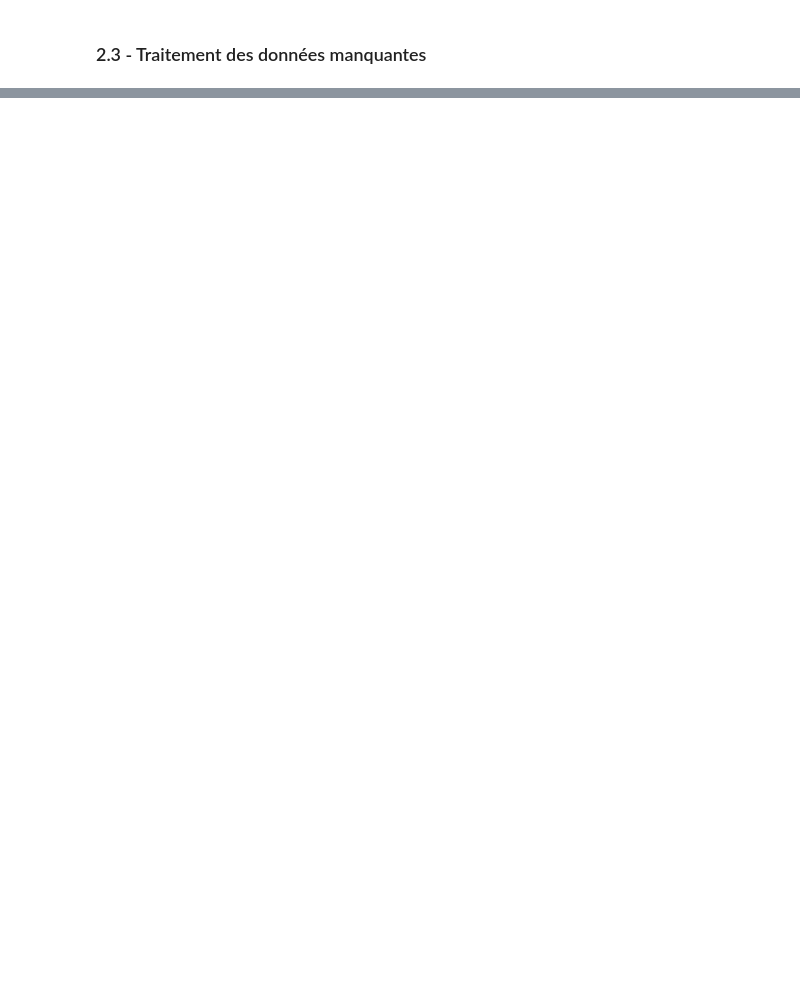
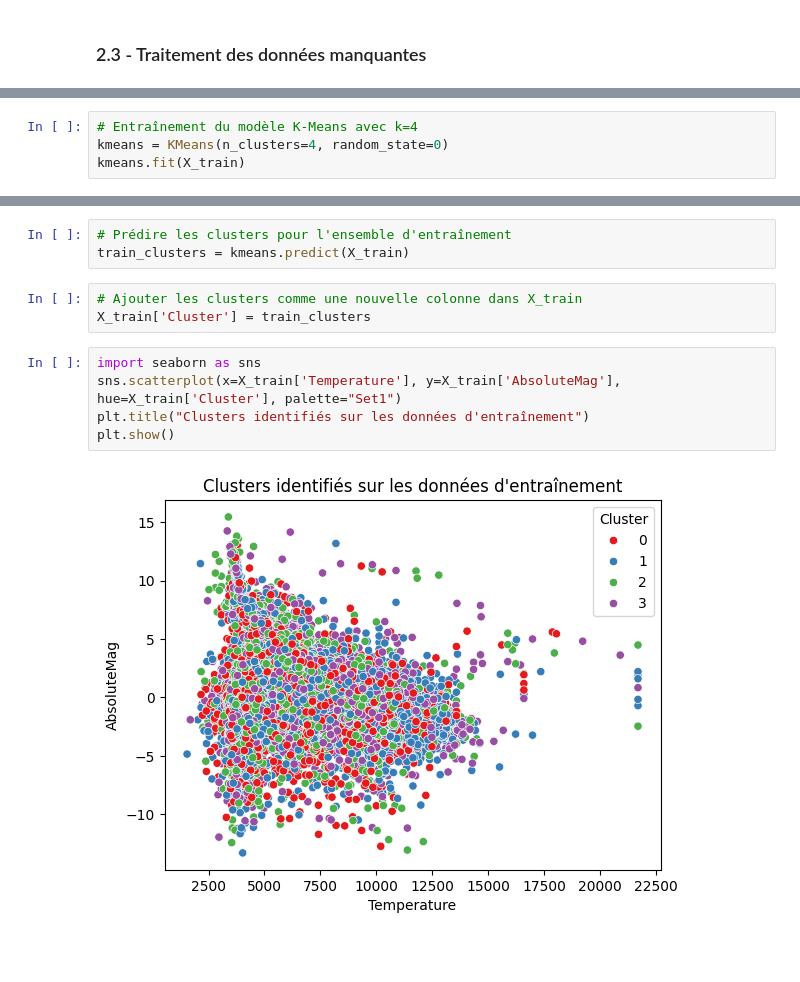
Before and after one commit to Moni003/Diagramme_HR_MML, a Jupyter notebook: diagHR_1.ipynb, the cells around one changed output, grey strips where cells are left out. Drawn from its saved outputs; the diff is of its cells as text; blank space fills up the shorter version.

```diff
--- a/diagHR_1.ipynb
+++ b/diagHR_1.ipynb
@@ -193,0 +301,4 @@ Les valeurs manquantes sont représentées ci-dessus par du jaune, on évitera a
+# %%
+# Entraînement du modèle K-Means avec k=4
+kmeans = KMeans(n_clusters=4, random_state=0)
+kmeans.fit(X_train)
@@ -194,2 +320,15 @@ Les valeurs manquantes sont représentées ci-dessus par du jaune, on évitera a
+# %%
+# Prédire les clusters pour l'ensemble d'entraînement
+train_clusters = kmeans.predict(X_train)
+# %%
+# Ajouter les clusters comme une nouvelle colonne dans X_train
+X_train['Cluster'] = train_clusters
+# %%
+import seaborn as sns
+sns.scatterplot(x=X_train['Temperature'], y=X_train['AbsoluteMag'], hue=X_train['Cluster'], palette="Set1")
+plt.title("Clusters identifiés sur les données d'entraînement")
+plt.show()
+# %% [output]
+[figure, added]
 # %% [markdown]
 ###
```
Also changed, not shown: parts of 30 cells of this notebook.
